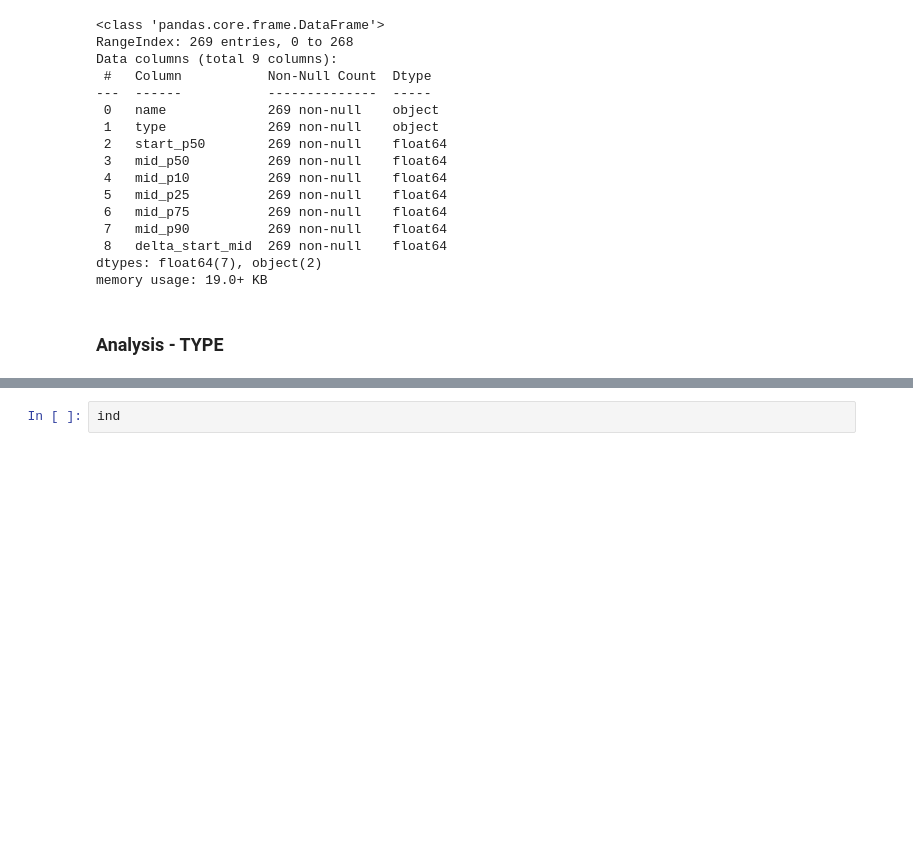
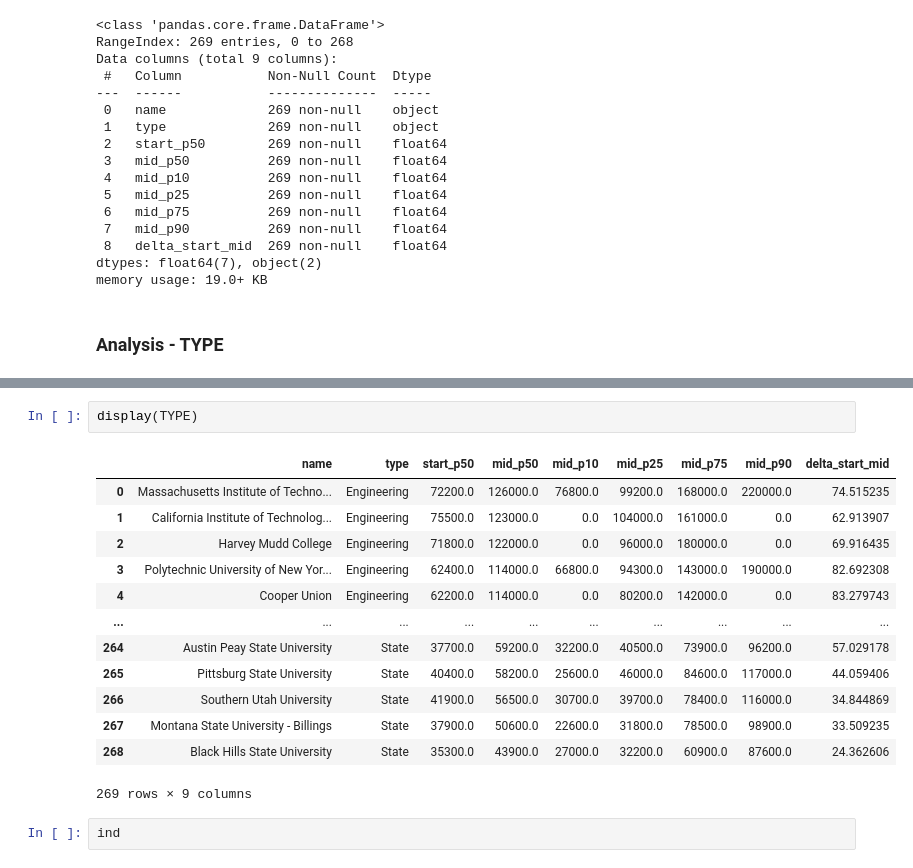
Before and after one commit to LyuboKushev/college-attendance-usa, a Jupyter notebook: Where It Pays to Attend College.ipynb, the cells around one changed output, grey strips where cells are left out. Saved outputs shown, nothing was run; the diff lists cells and outputs as text; blank space fills up the shorter version.

Commit message:
Started on the Income by Uni graph

```diff
--- a/Where It Pays to Attend College.ipynb
+++ b/Where It Pays to Attend College.ipynb
@@ -443,3 +442,19 @@ values
+# %%
+display(TYPE)
+# %% [output]
+|  | name | type | start_p50 | mid_p50 | mid_p10 | mid_p25 | mid_p75 | mid_p90 | delta_start_mid |
+| 0 | Massachusetts Institute of Techno... | Engineering | 72200.0 | 126000.0 | 76800.0 | 99200.0 | 168000.0 | 220000.0 | 74.515235 |
+| 1 | California Institute of Technolog... | Engineering | 75500.0 | 123000.0 | 0.0 | 104000.0 | 161000.0 | 0.0 | 62.913907 |
+| 2 | Harvey Mudd College | Engineering | 71800.0 | 122000.0 | 0.0 | 96000.0 | 180000.0 | 0.0 | 69.916435 |
+| 3 | Polytechnic University of New Yor... | Engineering | 62400.0 | 114000.0 | 66800.0 | 94300.0 | 143000.0 | 190000.0 | 82.692308 |
+| 4 | Cooper Union | Engineering | 62200.0 | 114000.0 | 0.0 | 80200.0 | 142000.0 | 0.0 | 83.279743 |
+| ... | ... | ... | ... | ... | ... | ... | ... | ... | ... |
+| 264 | Austin Peay State University | State | 37700.0 | 59200.0 | 32200.0 | 40500.0 | 73900.0 | 96200.0 | 57.029178 |
+| 265 | Pittsburg State University | State | 40400.0 | 58200.0 | 25600.0 | 46000.0 | 84600.0 | 117000.0 | 44.059406 |
+| 266 | Southern Utah University | State | 41900.0 | 56500.0 | 30700.0 | 39700.0 | 78400.0 | 116000.0 | 34.844869 |
+| 267 | Montana State University - Billings | State | 37900.0 | 50600.0 | 22600.0 | 31800.0 | 78500.0 | 98900.0 | 33.509235 |
+| 268 | Black Hills State University | State | 35300.0 | 43900.0 | 27000.0 | 32200.0 | 60900.0 | 87600.0 | 24.362606 |
+269 rows × 9 columns
 # %%
 ind
 # %% [output]
```
Also changed, not shown: parts of 5 cells of this notebook.
